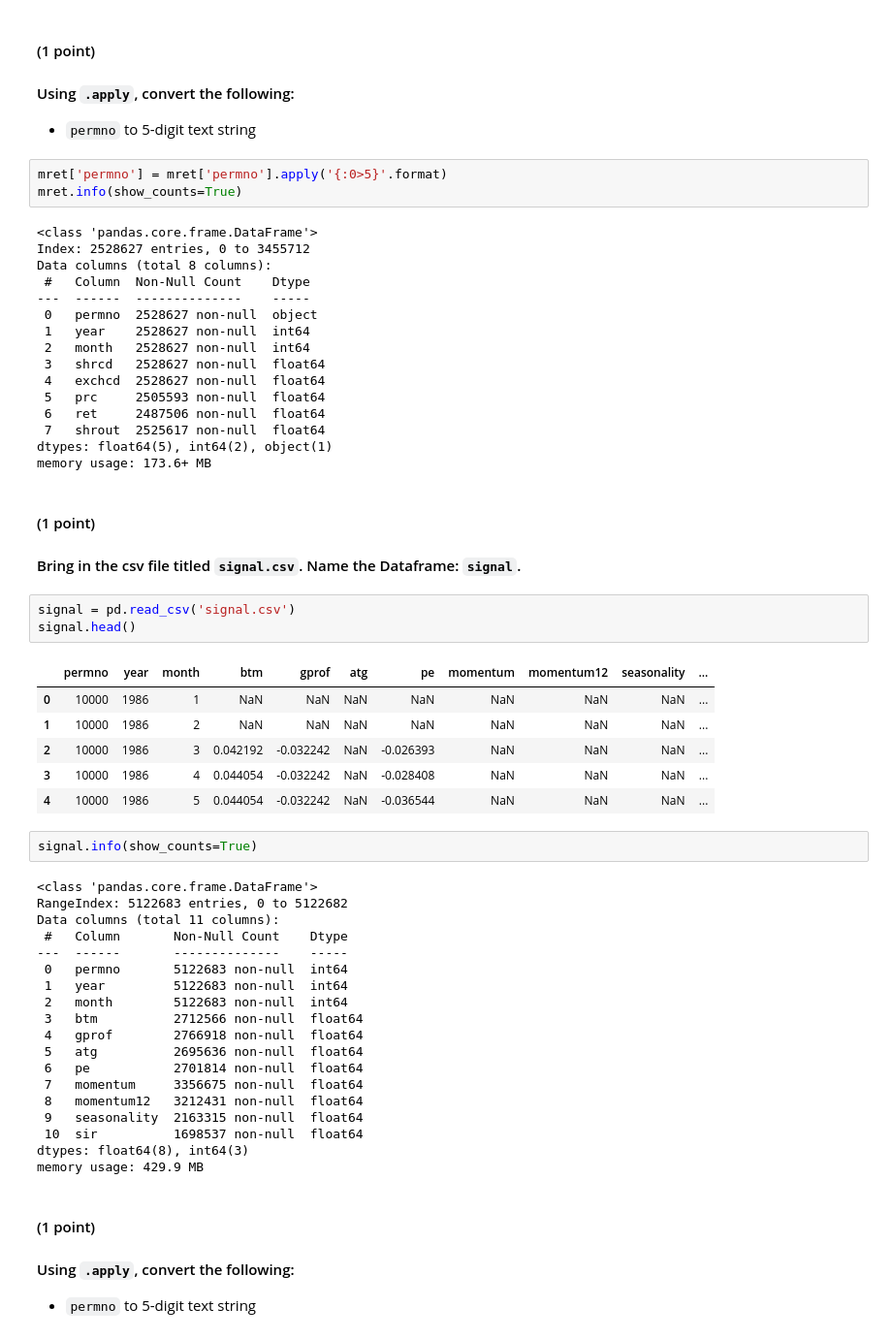
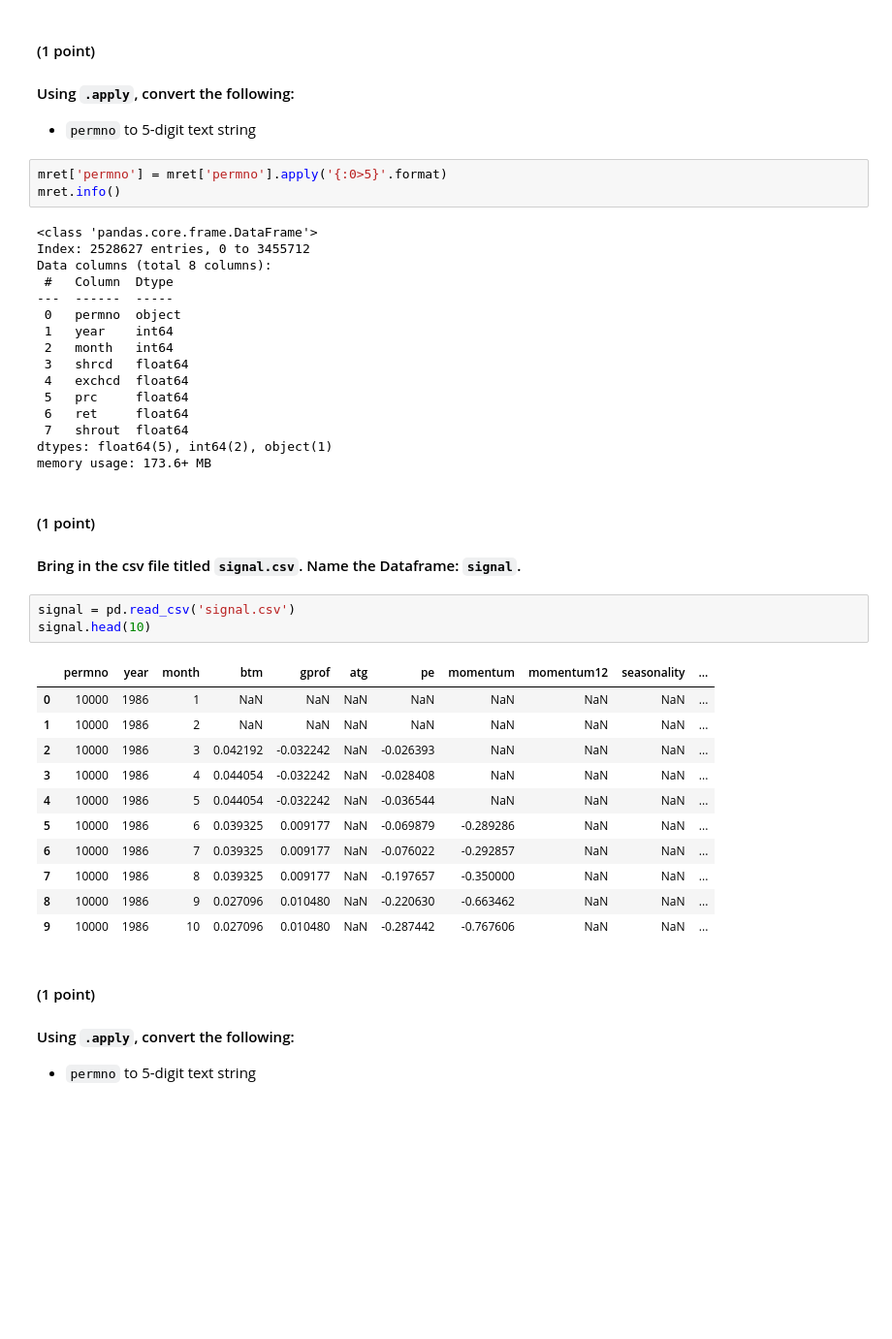
Before and after one commit to wiskim/study_books, a Jupyter notebook: 07_Programing_and_Data/Midterm/Midterm_Fall2024_Part1.ipynb, the cells around one changed output. Shown: that part at 97% size. Saved outputs shown, nothing was run; the diff lists cells and outputs as text; blank space fills up the shorter version.

```diff
--- a/07_Programing_and_Data/Midterm/Midterm_Fall2024_Part1.ipynb
+++ b/07_Programing_and_Data/Midterm/Midterm_Fall2024_Part1.ipynb
@@ -73,21 +60,21 @@ array([3., 2., 1.])
  - `permno` to 5-digit text string
 # %%
 mret['permno'] = mret['permno'].apply('{:0>5}'.format)
-mret.info(show_counts=True)
+mret.info()
 # %% [output]
 <class 'pandas.core.frame.DataFrame'>
 Index: 2528627 entries, 0 to 3455712
 Data columns (total 8 columns):
- #   Column  Non-Null Count    Dtype
----  ------  --------------    -----
- 0   permno  2528627 non-null  object
- 1   year    2528627 non-null  int64
- 2   month   2528627 non-null  int64
- 3   shrcd   2528627 non-null  float64
- 4   exchcd  2528627 non-null  float64
- 5   prc     2505593 non-null  float64
- 6   ret     2487506 non-null  float64
- 7   shrout  2525617 non-null  float64
+ #   Column  Dtype
+---  ------  -----
+ 0   permno  object
+ 1   year    int64
+ 2   month   int64
+ 3   shrcd   float64
+ 4   exchcd  float64
+ 5   prc     float64
+ 6   ret     float64
+ 7   shrout  float64
 dtypes: float64(5), int64(2), object(1)
 memory usage: 173.6+ MB
 # %% [markdown]
@@ -96,35 +83,19 @@ memory usage: 173.6+ MB
 #### Bring in the csv file titled `signal.csv`.  Name the Dataframe: `signal`.
 # %%
 signal = pd.read_csv('signal.csv')
-signal.head()
+signal.head(10)
 # %% [output]
 |  | permno | year | month | btm | gprof | atg | pe | momentum | momentum12 | seasonality | ... |
 | 0 | 10000 | 1986 | 1 | NaN | NaN | NaN | NaN | NaN | NaN | NaN | ... |
 | 1 | 10000 | 1986 | 2 | NaN | NaN | NaN | NaN | NaN | NaN | NaN | ... |
 | 2 | 10000 | 1986 | 3 | 0.042192 | -0.032242 | NaN | -0.026393 | NaN | NaN | NaN | ... |
 | 3 | 10000 | 1986 | 4 | 0.044054 | -0.032242 | NaN | -0.028408 | NaN | NaN | NaN | ... |
 | 4 | 10000 | 1986 | 5 | 0.044054 | -0.032242 | NaN | -0.036544 | NaN | NaN | NaN | ... |
+| 5 | 10000 | 1986 | 6 | 0.039325 | 0.009177 | NaN | -0.069879 | -0.289286 | NaN | NaN | ... |
+| 6 | 10000 | 1986 | 7 | 0.039325 | 0.009177 | NaN | -0.076022 | -0.292857 | NaN | NaN | ... |
+| 7 | 10000 | 1986 | 8 | 0.039325 | 0.009177 | NaN | -0.197657 | -0.350000 | NaN | NaN | ... |
+| 8 | 10000 | 1986 | 9 | 0.027096 | 0.010480 | NaN | -0.220630 | -0.663462 | NaN | NaN | ... |
+| 9 | 10000 | 1986 | 10 | 0.027096 | 0.010480 | NaN | -0.287442 | -0.767606 | NaN | NaN | ... |
-# %%
-signal.info(show_counts=True)
-# %% [output]
-<class 'pandas.core.frame.DataFrame'>
-RangeIndex: 5122683 entries, 0 to 5122682
-Data columns (total 11 columns):
- #   Column       Non-Null Count    Dtype
----  ------       --------------    -----
- 0   permno       5122683 non-null  int64
- 1   year         5122683 non-null  int64
- 2   month        5122683 non-null  int64
- 3   btm          2712566 non-null  float64
- 4   gprof        2766918 non-null  float64
- 5   atg          2695636 non-null  float64
- 6   pe           2701814 non-null  float64
- 7   momentum     3356675 non-null  float64
- 8   momentum12   3212431 non-null  float64
- 9   seasonality  2163315 non-null  float64
- 10  sir          1698537 non-null  float64
-dtypes: float64(8), int64(3)
-memory usage: 429.9 MB
 # %% [markdown]
 #### (1 point)
 
```
Also changed, not shown: parts of 7 cells of this notebook.
